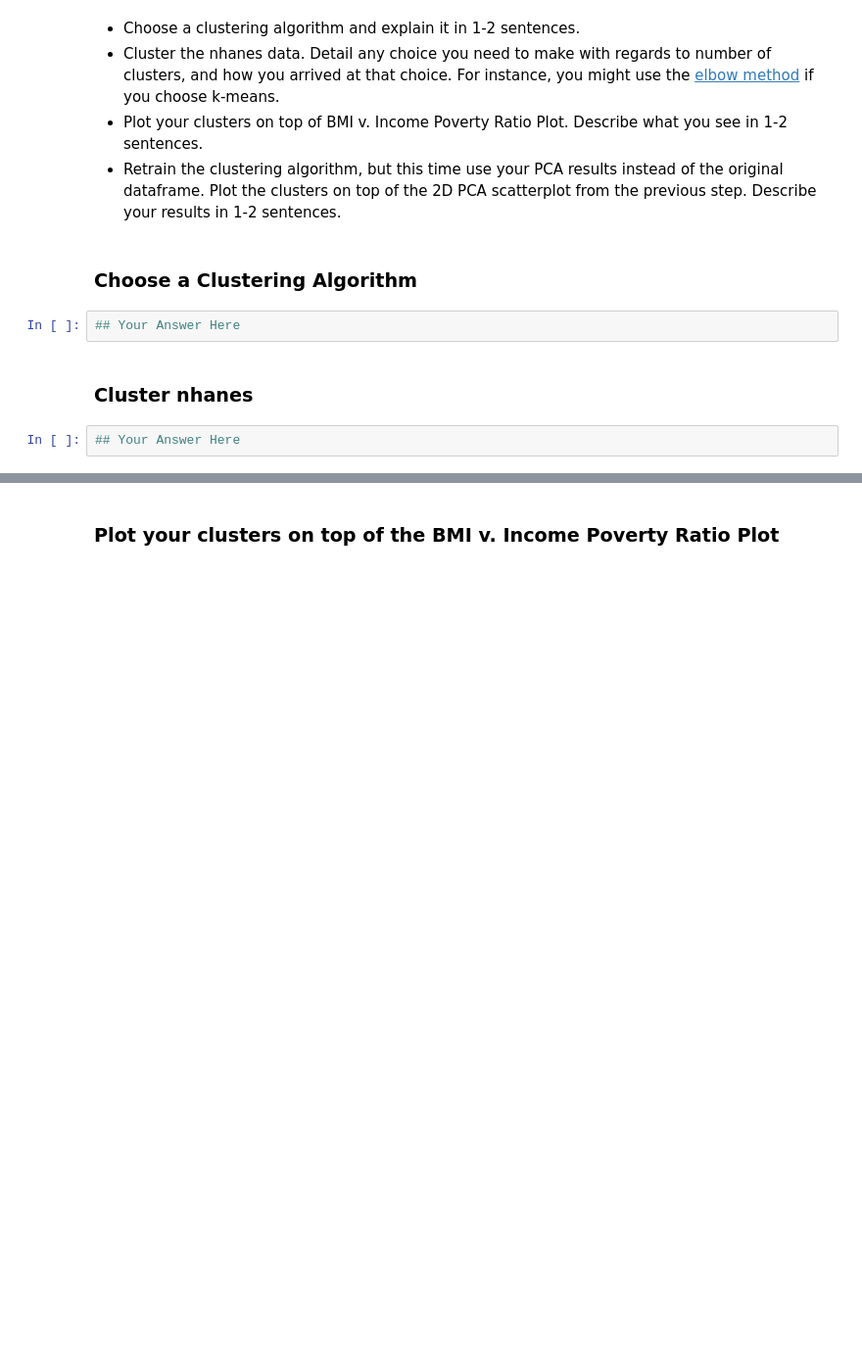
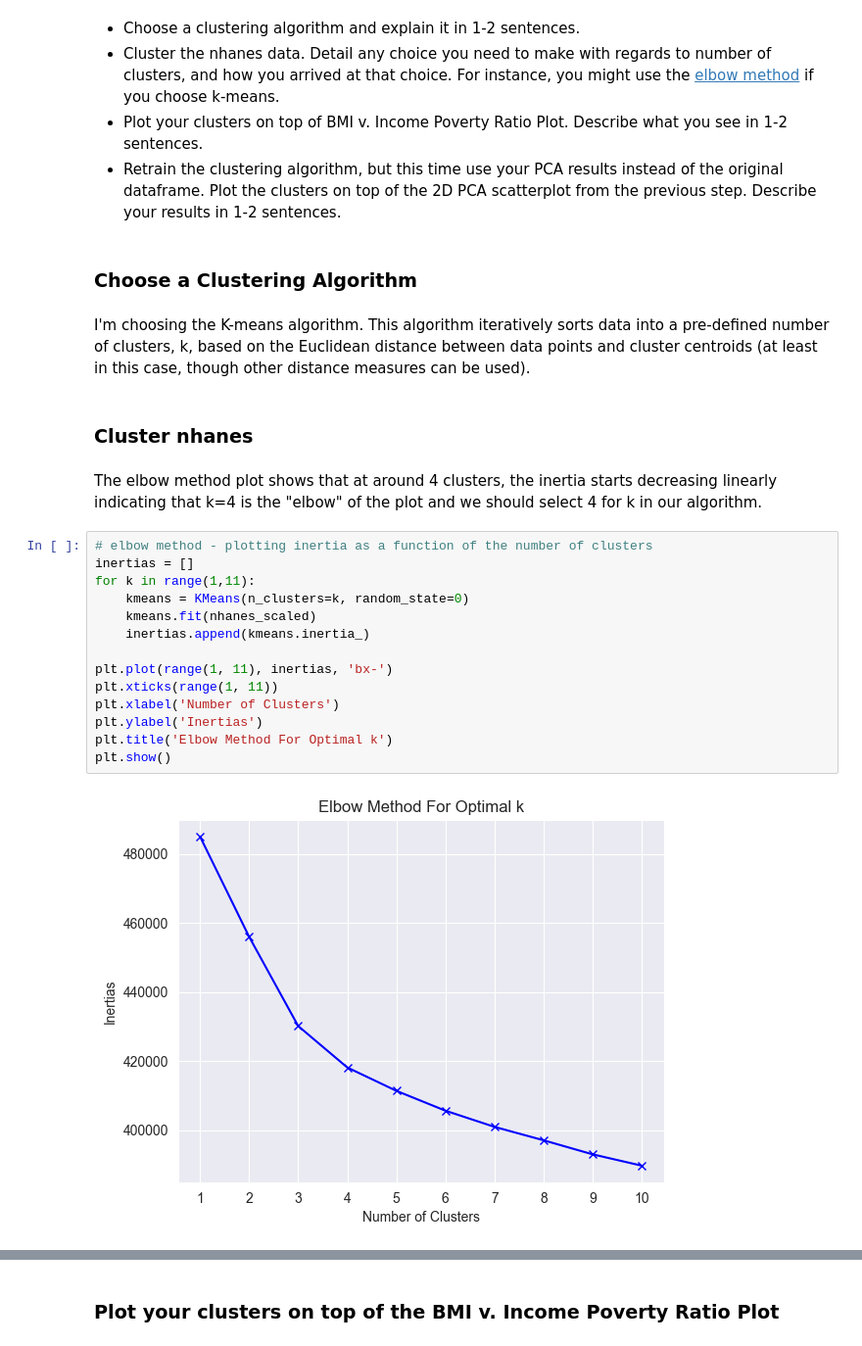
Before and after one commit to paigenpark/Computational-Social-Science-Projects, a Jupyter notebook: project-4/Project 4 Students.ipynb, the cells around one changed output, grey strips where cells are left out. Shown at 98% size. Saved outputs shown, nothing was run; the diff lists cells and outputs as text; blank space fills up the shorter version.

```diff
--- a/project-4/Project 4 Students.ipynb
+++ b/project-4/Project 4 Students.ipynb
@@ -142,9 +179,25 @@ plt.show()
 - Retrain the clustering algorithm, but this time use your PCA results instead of the original dataframe. Plot the clusters on top of the 2D PCA scatterplot from the previous step. Describe your results in 1-2 sentences.
 # %% [markdown]
 ### Choose a Clustering Algorithm
-# %%
-## Your Answer Here
+# %% [markdown]
+I'm choosing the K-means algorithm. This algorithm iteratively sorts data into a pre-defined number of clusters, k, based on the Euclidean distance between data points and cluster centroids (at least in this case, though other distance measures can be used).
 # %% [markdown]
 ### Cluster nhanes
-# %%
-## Your Answer Here
+# %% [markdown]
+The elbow method plot shows that at around 4 clusters, the inertia starts decreasing linearly indicating that k=4 is the "elbow" of the plot and we should select 4 for k in our algorithm.
+# %%
+# elbow method - plotting inertia as a function of the number of clusters
+inertias = []
+for k in range(1,11):
+    kmeans = KMeans(n_clusters=k, random_state=0)
+    kmeans.fit(nhanes_scaled)
+    inertias.append(kmeans.inertia_)
+
+plt.plot(range(1, 11), inertias, 'bx-')
+plt.xticks(range(1, 11))
+plt.xlabel('Number of Clusters')
+plt.ylabel('Inertias')
+plt.title('Elbow Method For Optimal k')
+plt.show()
+# %% [output]
+[figure, added]
```
Also changed, not shown: parts of 42 cells of this notebook.
